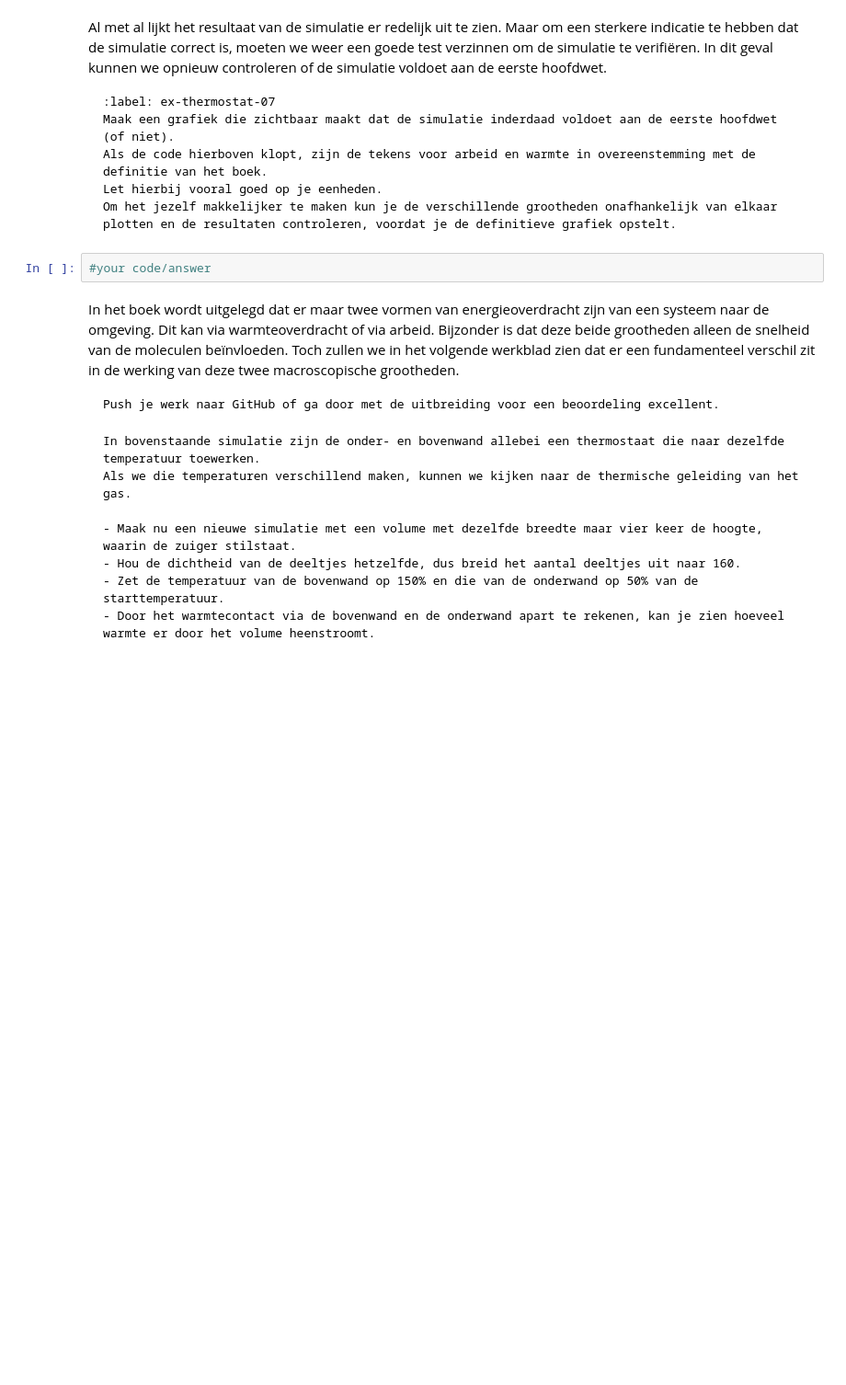
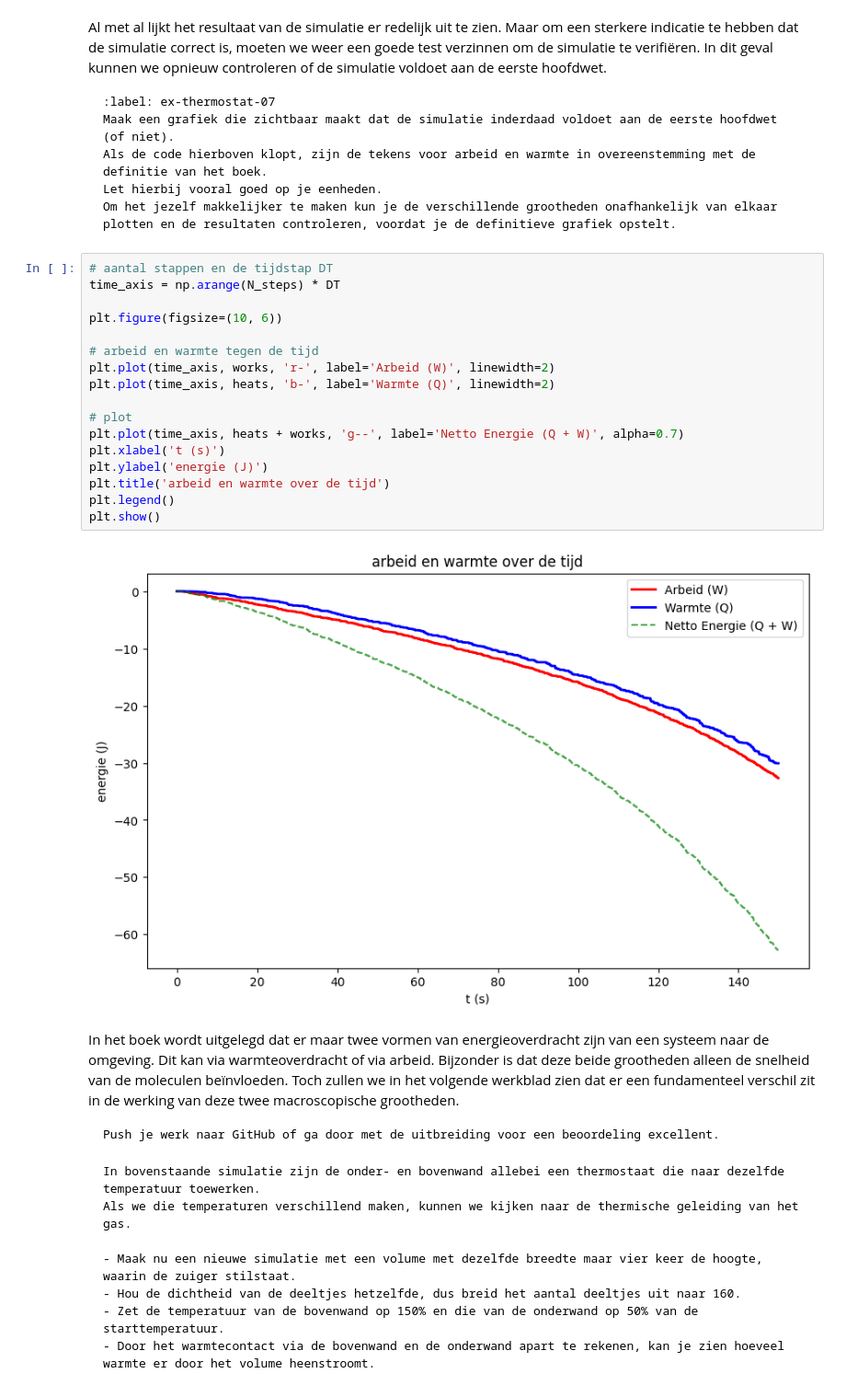
Before and after one commit to llotto123/IP2, a Jupyter notebook: Content/PySim/8_thermostaat.ipynb, the cells around one changed output. Shown at 92% size. Drawn from its saved outputs; the diff is of its cells as text; blank space fills up the shorter version.

````diff
--- a/Content/PySim/8_thermostaat.ipynb
+++ b/Content/PySim/8_thermostaat.ipynb
@@ -404,8 +446,25 @@ Als de code hierboven klopt, zijn de tekens voor arbeid en warmte in overeenstem
 Let hierbij vooral goed op je eenheden.
 Om het jezelf makkelijker te maken kun je de verschillende grootheden onafhankelijk van elkaar plotten en de resultaten controleren, voordat je de definitieve grafiek opstelt.
 ```
-# %%
-#your code/answer
+# %%
+# aantal stappen en de tijdstap DT
+time_axis = np.arange(N_steps) * DT
+
+plt.figure(figsize=(10, 6))
+
+# arbeid en warmte tegen de tijd
+plt.plot(time_axis, works, 'r-', label='Arbeid (W)', linewidth=2)
+plt.plot(time_axis, heats, 'b-', label='Warmte (Q)', linewidth=2)
+
+# plot
+plt.plot(time_axis, heats + works, 'g--', label='Netto Energie (Q + W)', alpha=0.7)
+plt.xlabel('t (s)')
+plt.ylabel('energie (J)')
+plt.title('arbeid en warmte over de tijd')
+plt.legend()
+plt.show()
+# %% [output]
+[figure, added]
 # %% [markdown]
 In het boek wordt uitgelegd dat er maar twee vormen van energieoverdracht zijn van een systeem naar de omgeving. Dit kan via warmteoverdracht of via arbeid.
 Bijzonder is dat deze beide grootheden alleen de snelheid van de moleculen beïnvloeden.
````
Also changed, not shown: parts of 8 cells of this notebook, 1 other file.
